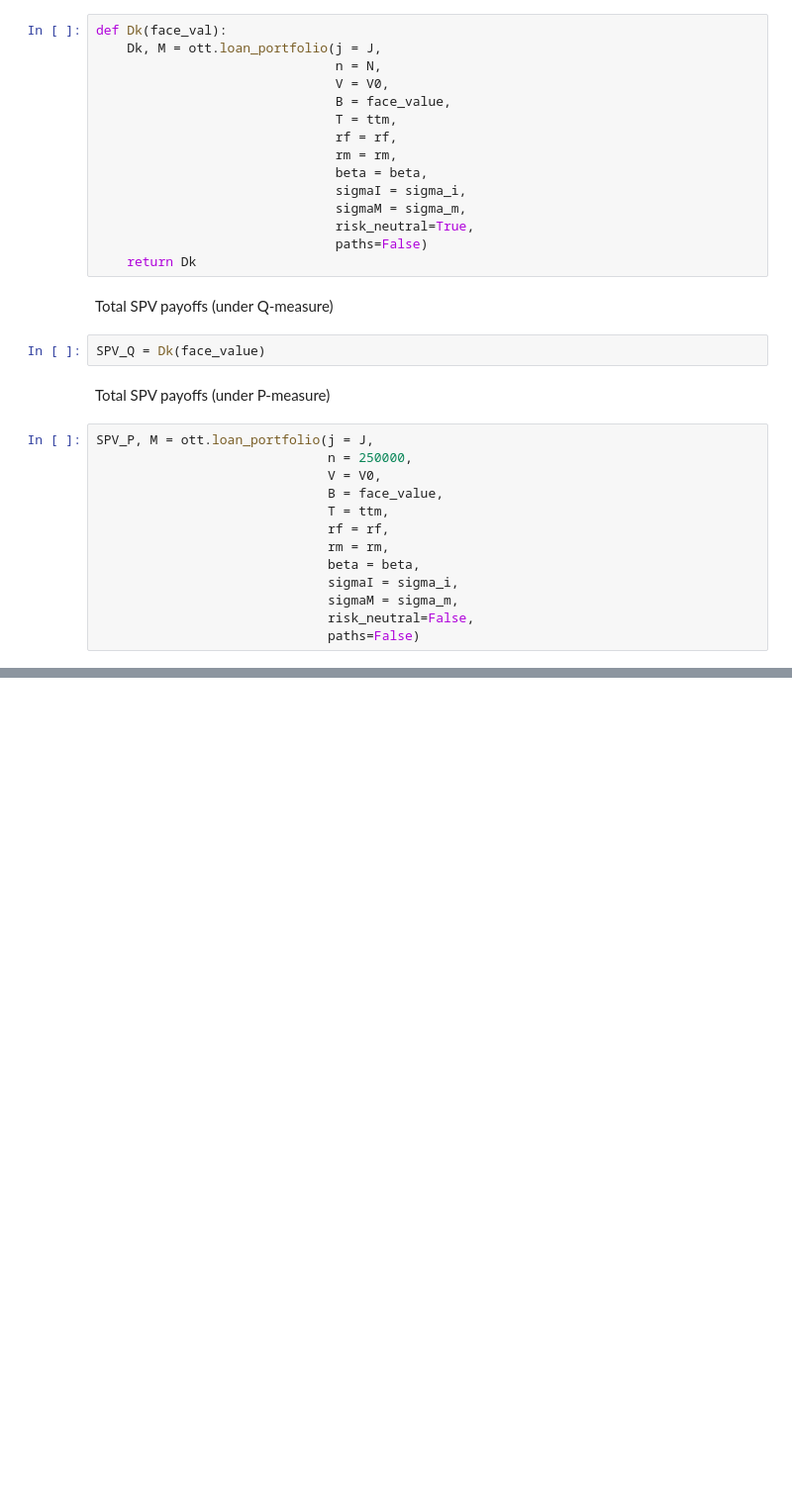
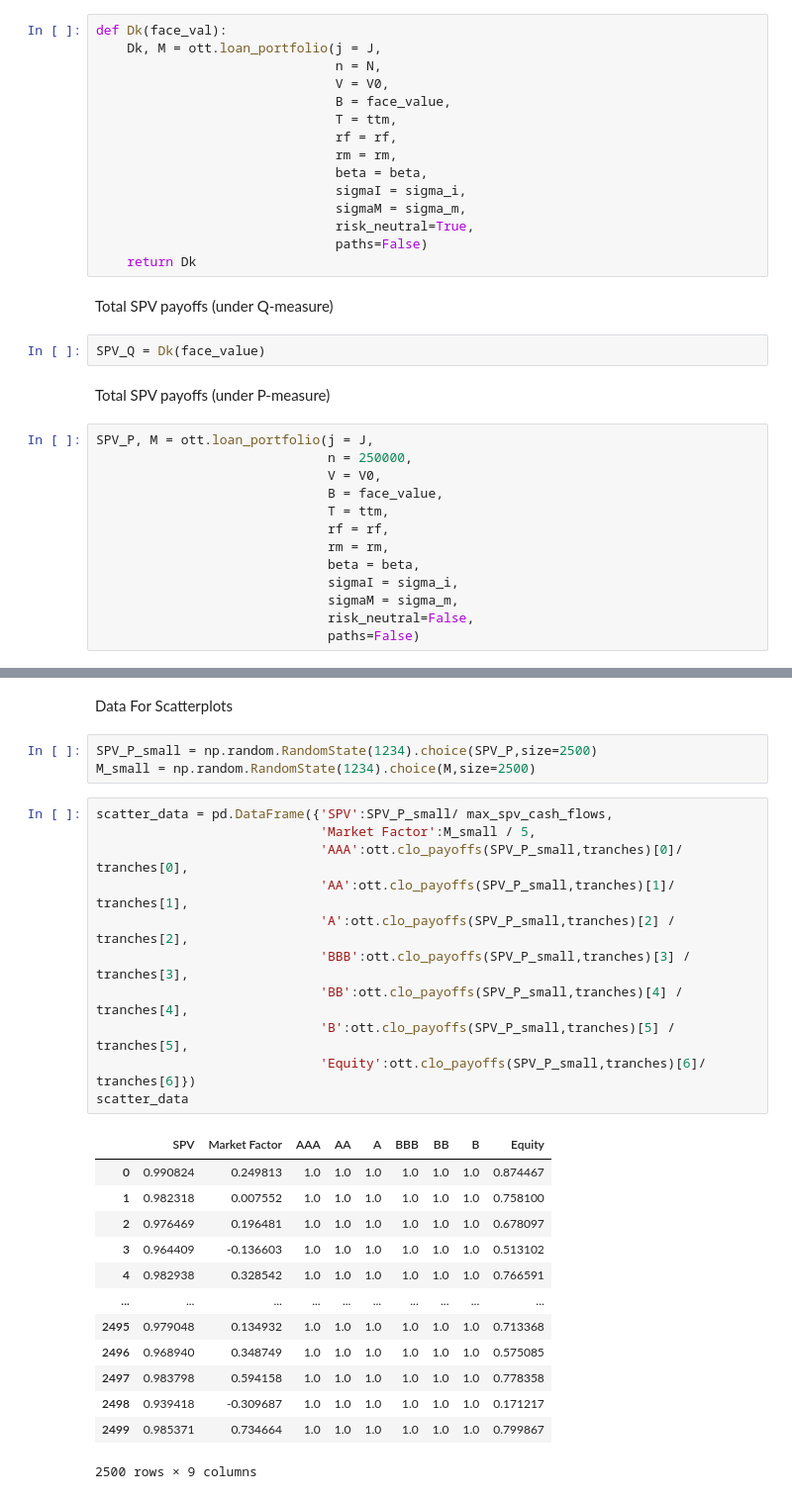
Before and after one commit to kristianRF/OeconOnlineAppendix, a Jupyter notebook: SPV Dynamics.ipynb, the cells around one changed output, grey strips where cells are left out. Shown at 99% size. Cells and saved outputs as stored; diff of their text form; blank space fills up the shorter version.

```diff
--- a/SPV Dynamics.ipynb
+++ b/SPV Dynamics.ipynb
@@ -114,0 +183,30 @@ SPV_P, M = ott.loan_portfolio(j = J,
+# %% [markdown]
+Data For Scatterplots
+# %%
+SPV_P_small = np.random.RandomState(1234).choice(SPV_P,size=2500)
+M_small = np.random.RandomState(1234).choice(M,size=2500)
+# %%
+scatter_data = pd.DataFrame({'SPV':SPV_P_small/ max_spv_cash_flows,
+                             'Market Factor':M_small / 5,
+                             'AAA':ott.clo_payoffs(SPV_P_small,tranches)[0]/ tranches[0],
+                             'AA':ott.clo_payoffs(SPV_P_small,tranches)[1]/ tranches[1],
+                             'A':ott.clo_payoffs(SPV_P_small,tranches)[2] / tranches[2],
+                             'BBB':ott.clo_payoffs(SPV_P_small,tranches)[3] / tranches[3],
+                             'BB':ott.clo_payoffs(SPV_P_small,tranches)[4] / tranches[4],
+                             'B':ott.clo_payoffs(SPV_P_small,tranches)[5] / tranches[5],
+                             'Equity':ott.clo_payoffs(SPV_P_small,tranches)[6]/ tranches[6]})
+scatter_data
+# %% [output]
+|  | SPV | Market Factor | AAA | AA | A | BBB | BB | B | Equity |
+| 0 | 0.990824 | 0.249813 | 1.0 | 1.0 | 1.0 | 1.0 | 1.0 | 1.0 | 0.874467 |
+| 1 | 0.982318 | 0.007552 | 1.0 | 1.0 | 1.0 | 1.0 | 1.0 | 1.0 | 0.758100 |
+| 2 | 0.976469 | 0.196481 | 1.0 | 1.0 | 1.0 | 1.0 | 1.0 | 1.0 | 0.678097 |
+| 3 | 0.964409 | -0.136603 | 1.0 | 1.0 | 1.0 | 1.0 | 1.0 | 1.0 | 0.513102 |
+| 4 | 0.982938 | 0.328542 | 1.0 | 1.0 | 1.0 | 1.0 | 1.0 | 1.0 | 0.766591 |
+| ... | ... | ... | ... | ... | ... | ... | ... | ... | ... |
+| 2495 | 0.979048 | 0.134932 | 1.0 | 1.0 | 1.0 | 1.0 | 1.0 | 1.0 | 0.713368 |
+| 2496 | 0.968940 | 0.348749 | 1.0 | 1.0 | 1.0 | 1.0 | 1.0 | 1.0 | 0.575085 |
+| 2497 | 0.983798 | 0.594158 | 1.0 | 1.0 | 1.0 | 1.0 | 1.0 | 1.0 | 0.778358 |
+| 2498 | 0.939418 | -0.309687 | 1.0 | 1.0 | 1.0 | 1.0 | 1.0 | 1.0 | 0.171217 |
+| 2499 | 0.985371 | 0.734664 | 1.0 | 1.0 | 1.0 | 1.0 | 1.0 | 1.0 | 0.799867 |
+2500 rows × 9 columns
```
Also changed, not shown: parts of 5 cells of this notebook, 3 other files.
